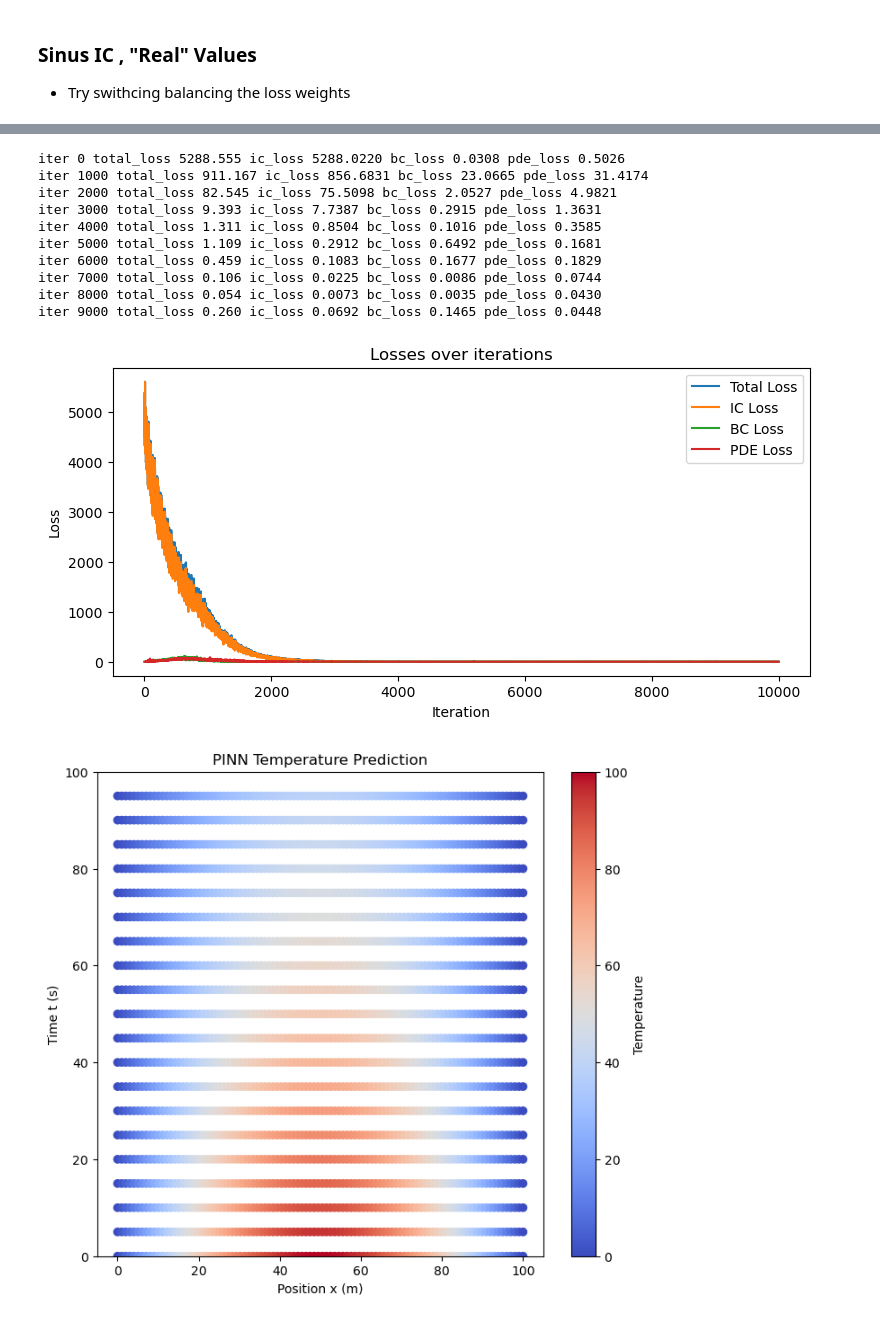
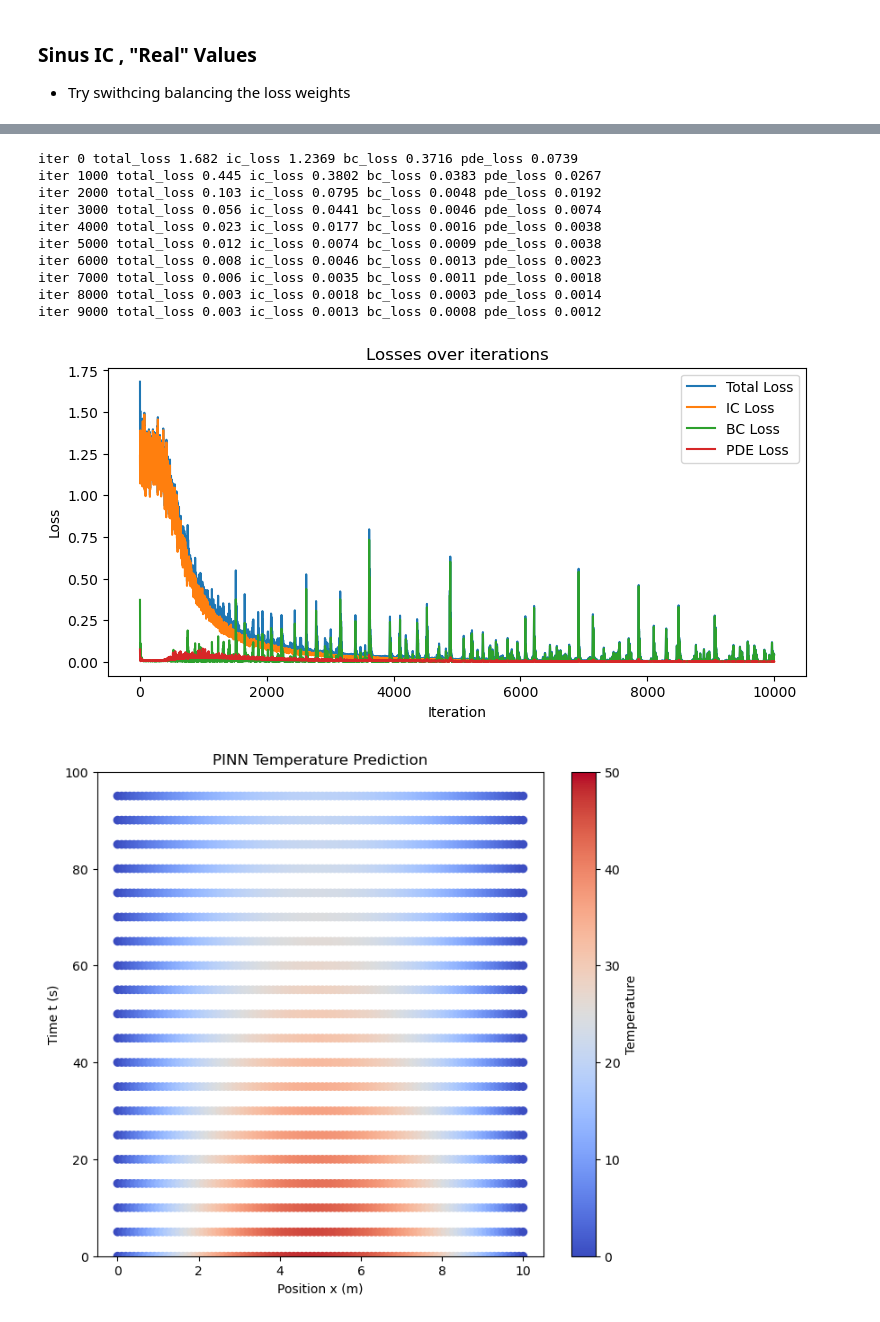
Before and after one commit to imriaharoni/PINN_Workshop, a Jupyter notebook: PINN_1D_Heat_Eq_Workshop_V2.ipynb, the cells around one changed output, grey strips where cells are left out. Cells and saved outputs as stored; diff of their text form; code cells hidden in the pictures.

```diff
--- a/PINN_1D_Heat_Eq_Workshop_V2.ipynb
+++ b/PINN_1D_Heat_Eq_Workshop_V2.ipynb
@@ -225,5 +236,5 @@ def train_PINN(model, num_iterations, system_params, num_domain_points, num_boun
 # %%
-def plot_PINN_results(model, system_params, num_time_steps=10):
+def plot_PINN_results(model, system_params, num_time_steps=10, sample_results = 0):
     x_plot = []
     t_plot = []
     u_pred = []
@@ -253,6 +264,18 @@ def plot_PINN_results(model, system_params, num_time_steps=10):
     plt.colorbar(label='Temperature')
     plt.show()
 
+    # create a sample index to select random x,t,u point from the results as the number of sample_results
+    if sample_results > 0:
+        sample_index = np.random.randint(0, len(x_plot), sample_results)
+        x_plot_sample = x_plot[sample_index]
+        t_plot_sample = t_plot[sample_index]
+        u_pred_sample = u_pred_np[sample_index].flatten()
+
+        # pack to data frame
+        sample_results = pd.DataFrame({'x': x_plot_sample, 't': t_plot_sample, 'u': u_pred_sample})
+
+        return sample_results
+
 def plot_losses(df):
     plt.figure(figsize=(9, 4))
     plt.plot(df['total_loss'], label='Total Loss')
@@ -264,4 +287,26 @@ def plot_losses(df):
     plt.title('Losses over iterations')
     plt.legend()
     plt.show()
+
+def plot_results_2D_tilted(x, t, u, title='Sample measurement'):
+    # For a 2D tilted view (alternative approach)
+    fig = plt.figure(figsize=(9, 7))
+    ax = fig.add_subplot(111, projection='3d')
+
+    # Create a surface plot with zero height
+    x_grid, t_grid = np.meshgrid(np.unique(x), np.unique(t))
+    z_grid = np.zeros_like(x_grid)  # Create a flat surface
+    ax.plot_surface(x_grid, t_grid, z_grid, alpha=0.15) # Plot the surface
+
+    # Add scatter points
+    scatter = ax.scatter(x, t, np.zeros_like(x), c=u, cmap='coolwarm')
+    # Set figure view
+    ax.set_xlabel('Position x (m)')
+    ax.set_ylabel('Time t (s)')
+    ax.set_zticks([]) # Remove z-axis
+    ax.view_init(elev=20, azim=-45) # Adjust view angle for 2D-like perspective
+
+    plt.colorbar(scatter, label='Temperature')
+    plt.title(title)
+    plt.show()
 # %% [markdown]
@@ -343,35 +408,35 @@ iter 4000 total_loss 0.000 ic_loss 0.0000 bc_loss 0.0000 pde_loss 0.0000
 # %%
-alpha = 10       # original thermal diffusivity [m^2/s]
-L     = 100       # domain length [m]
+alpha = 0.1      # original thermal diffusivity [m^2/s]
+L     = 10       # domain length [m]
 T_max = 100   # max time [s]
-U_max = 100  # max temperature [°C]
+U_max = 50  # max temperature [°C]
 num_domain_points = 1000
 num_boundary_points = 100
 
 system_params = {'alpha': alpha,'L': L, 'T_max': T_max, 'U_max': U_max}
 
 model = PINN()
 losses = train_PINN(model,
                     num_iterations = 10000,
                     system_params = system_params,
                     num_domain_points = 1000,
                     num_boundary_points = 100,
                     initial_condition=i_c_sin,
-                    loss_weights= {'ic': 1, 'bc': 1, 'pde': 100},
+                    loss_weights= {'ic': 0.001, 'bc': 1, 'pde': 100},
                     )
 
 plot_losses(losses)
 plot_PINN_results(model,system_params, num_time_steps=20)
 # %% [output]
-iter 0 total_loss 5288.555 ic_loss 5288.0220 bc_loss 0.0308 pde_loss 0.5026
-iter 1000 total_loss 911.167 ic_loss 856.6831 bc_loss 23.0665 pde_loss 31.4174
-iter 2000 total_loss 82.545 ic_loss 75.5098 bc_loss 2.0527 pde_loss 4.9821
-iter 3000 total_loss 9.393 ic_loss 7.7387 bc_loss 0.2915 pde_loss 1.3631
-iter 4000 total_loss 1.311 ic_loss 0.8504 bc_loss 0.1016 pde_loss 0.3585
-iter 5000 total_loss 1.109 ic_loss 0.2912 bc_loss 0.6492 pde_loss 0.1681
-iter 6000 total_loss 0.459 ic_loss 0.1083 bc_loss 0.1677 pde_loss 0.1829
-iter 7000 total_loss 0.106 ic_loss 0.0225 bc_loss 0.0086 pde_loss 0.0744
-iter 8000 total_loss 0.054 ic_loss 0.0073 bc_loss 0.0035 pde_loss 0.0430
-iter 9000 total_loss 0.260 ic_loss 0.0692 bc_loss 0.1465 pde_loss 0.0448
+iter 0 total_loss 1.682 ic_loss 1.2369 bc_loss 0.3716 pde_loss 0.0739
+iter 1000 total_loss 0.445 ic_loss 0.3802 bc_loss 0.0383 pde_loss 0.0267
+iter 2000 total_loss 0.103 ic_loss 0.0795 bc_loss 0.0048 pde_loss 0.0192
+iter 3000 total_loss 0.056 ic_loss 0.0441 bc_loss 0.0046 pde_loss 0.0074
+iter 4000 total_loss 0.023 ic_loss 0.0177 bc_loss 0.0016 pde_loss 0.0038
+iter 5000 total_loss 0.012 ic_loss 0.0074 bc_loss 0.0009 pde_loss 0.0038
+iter 6000 total_loss 0.008 ic_loss 0.0046 bc_loss 0.0013 pde_loss 0.0023
+iter 7000 total_loss 0.006 ic_loss 0.0035 bc_loss 0.0011 pde_loss 0.0018
+iter 8000 total_loss 0.003 ic_loss 0.0018 bc_loss 0.0003 pde_loss 0.0014
+iter 9000 total_loss 0.003 ic_loss 0.0013 bc_loss 0.0008 pde_loss 0.0012
-[figure, old version]
+[figure, new version]
-[figure, old version]
+[figure, new version]
```
Also changed, not shown: parts of 30 cells of this notebook, 6 other files.
